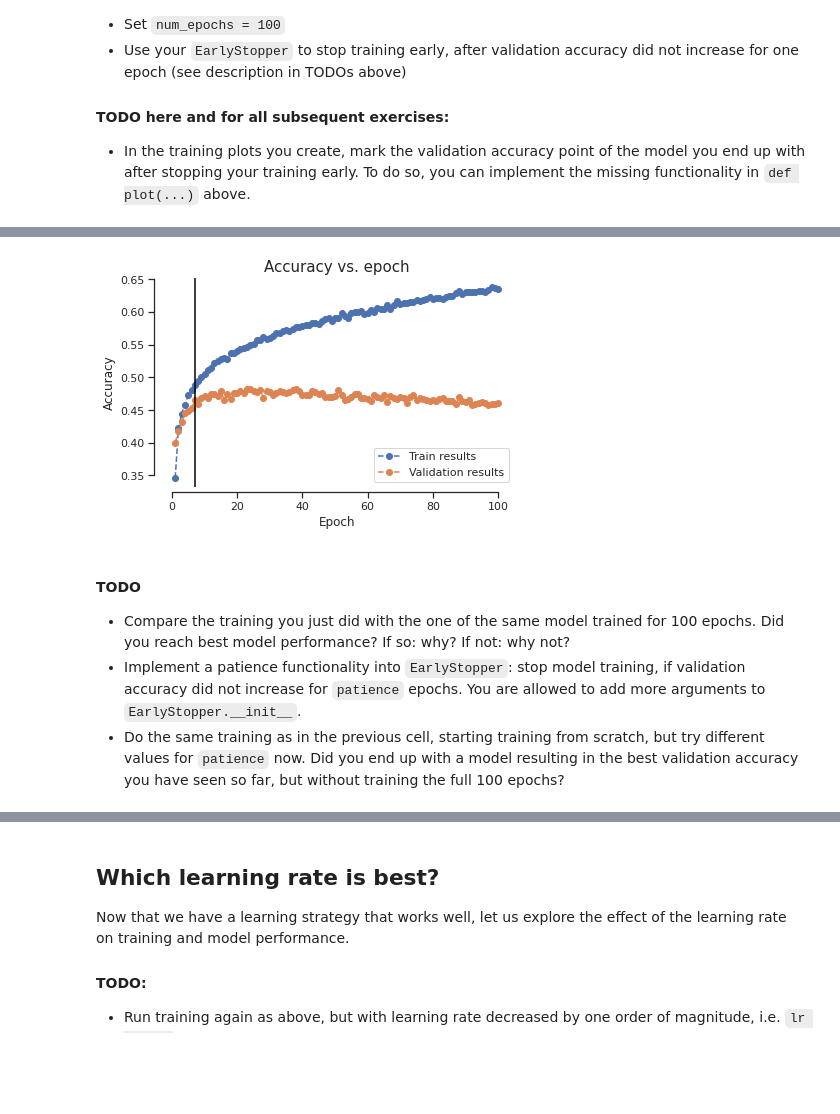
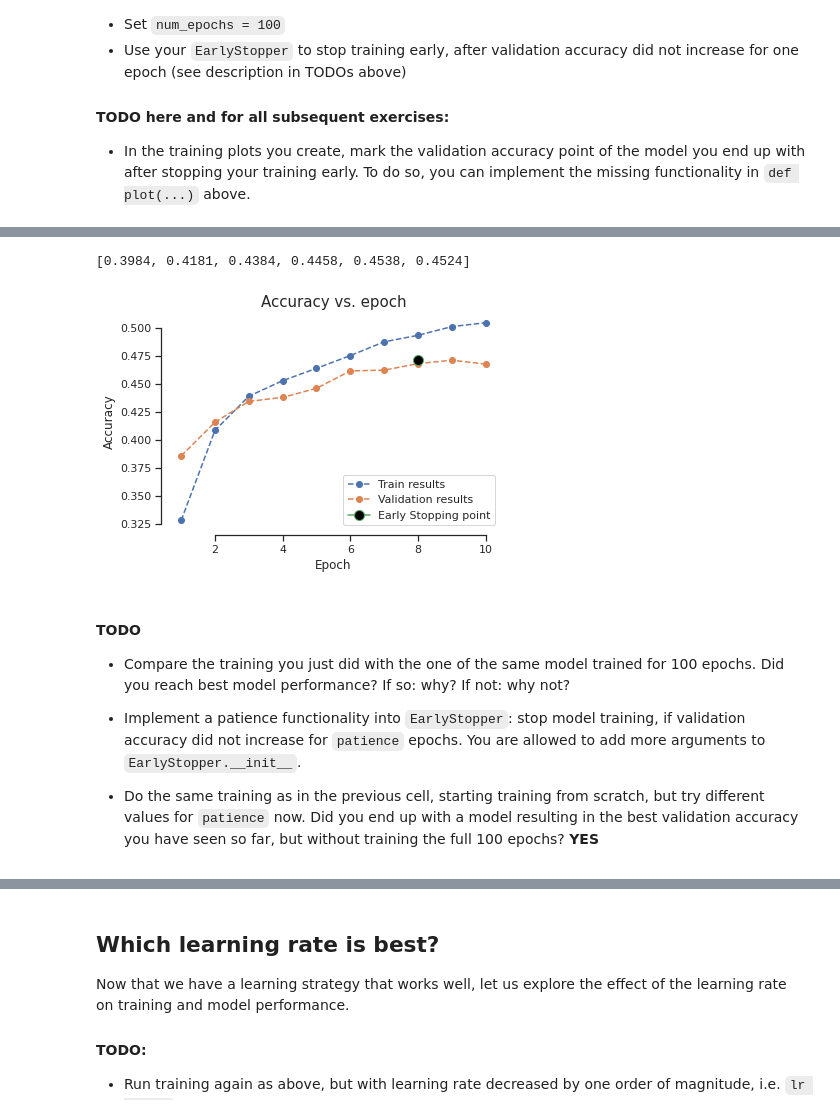
Before and after one commit to Smitpatel37/Deep-Learning-Assignments, a Jupyter notebook: Ex-2/Ex2_2022.ipynb, the cells around one changed output, grey strips where cells are left out. Drawn from its saved outputs; the diff is of its cells as text; code cells hidden in the pictures; blank space fills up the shorter version.

Commit message:
plot + experiments update

```diff
--- a/Ex-2/Ex2_2022.ipynb
+++ b/Ex-2/Ex2_2022.ipynb
@@ -414,11 +415,15 @@ def run_training(model, optimizer, loss_function, device, num_epochs,
 
         if early_stopper:
           early_stopper.stopping_criterion(epoch_val_acc)
-         # print('STOPPP')
+
+
+
           if early_stopper.early_stop:
             print('Epoch :', str(epoch))
-            stopping_pts.append(epoch)
+            stopping_pts = (val_accs.index(max(val_accs))+1,max(val_accs))
             break
+
+
           #torch.save(model,"/checkpoint.pt")
             ####################
             ## YOUR CODE HERE ##
@@ -459,18 +464,19 @@ def plot(title, label, train_results, val_results, yscale='linear', save_path=No
 
     sns.set(style='ticks')
 
-    plt.plot(epoch_array, train_results, epoch_array, val_results, linestyle='dashed', marker='o')
-    legend = ['Train results', 'Validation results']
+    plt.plot(epoch_array, train_results, epoch_array, val_results,linestyle='dashed', marker='o')
+
 
     if extra_pt:
         ####################
         ## YOUR CODE HERE ##
         ####################
-        plt.axvline(min(extra_pt), linestyle = 'solid', color = 'black', label = extra_pt_label)
+        plt.plot(extra_pt[0], extra_pt[1], marker = "o", markersize = 10, markerfacecolor = "black")
+       # plt.legend(['ES'])
         #raise NotImplementedError
 
         # END OF YOUR CODE #
-
+    legend = ['Train results', 'Validation results', extra_pt_label]
     plt.legend(legend)
     plt.xlabel('Epoch')
     plt.ylabel(label)
@@ -908,9 +890,14 @@ Finished training after 1271 seconds.
+# %%
+val_accs
+# %% [output]
+[0.3984, 0.4181, 0.4384, 0.4458, 0.4538, 0.4524]
 # %%
-plot('Accuracy vs. epoch', 'Accuracy',train_accs,val_accs,extra_pt = extra_pt)
+plot('Accuracy vs. epoch', 'Accuracy',train_accs,val_accs,extra_pt = extra_pt, extra_pt_label = 'Early Stopping point')
 # %% [output]
-[figure, old version]
+[figure, new version]
 # %% [markdown]
 #### TODO
 - Compare the training you just did with the one of the same model trained for 100 epochs. Did you reach best model performance? If so: why? If not: why not?
+
 - Implement a patience functionality into `EarlyStopper`: stop model training, if validation accuracy did not increase for `patience` epochs. You are allowed to add more arguments to `EarlyStopper.__init__`.
-- Do the same training as in the previous cell, starting training from scratch, but try different values for `patience` now. Did you end up with a model resulting in the best validation accuracy you have seen so far, but without training the full 100 epochs?
+- Do the same training as in the previous cell, starting training from scratch, but try different values for `patience` now. Did you end up with a model resulting in the best validation accuracy you have seen so far, but without training the full 100 epochs? **YES**
```
Also changed, not shown: parts of 22 cells of this notebook.
